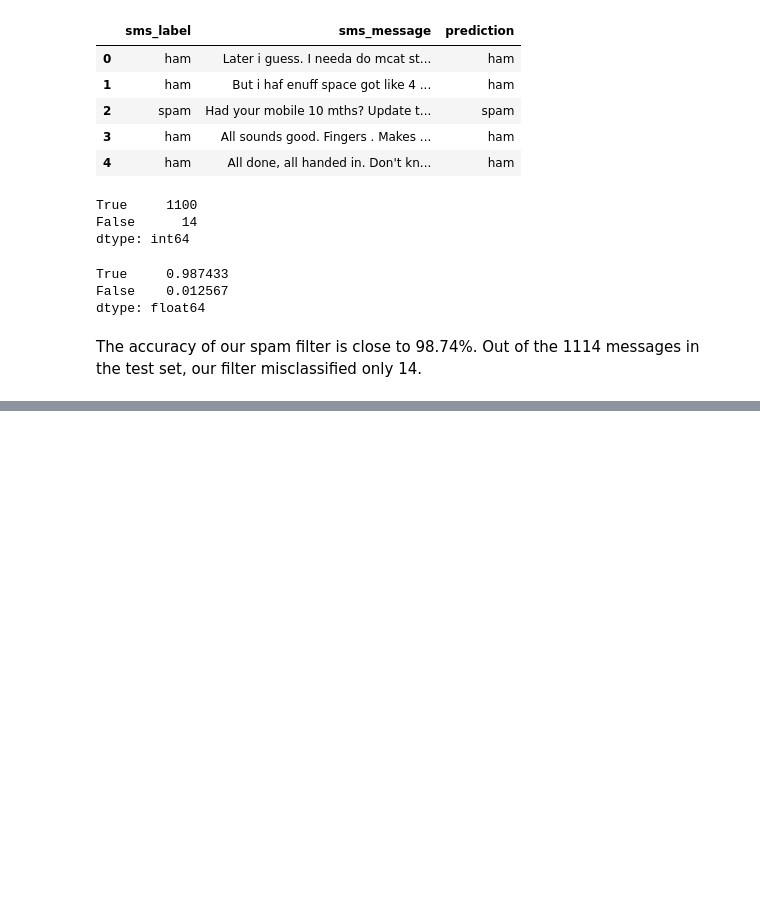
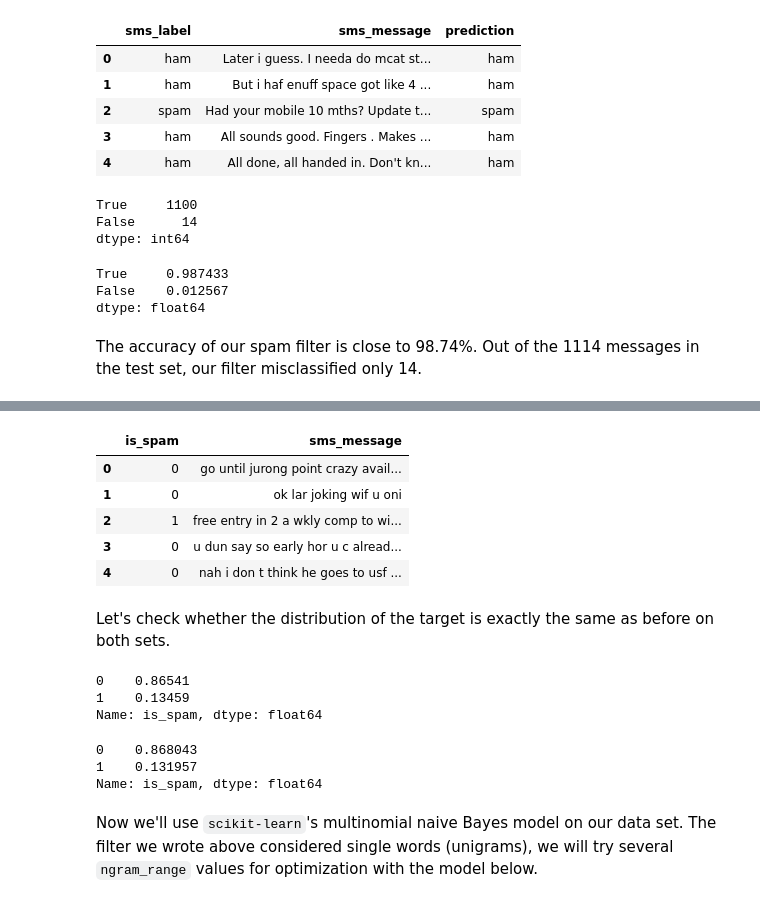
Before and after one commit to seckinadali/Spam-Filter-w-Naive-Bayes, a Jupyter notebook: spam_filter.ipynb, the cells around one changed output, grey strips where cells are left out. Saved outputs shown, nothing was run; the diff lists cells and outputs as text; code cells hidden in the pictures; blank space fills up the shorter version.

Commit message:
Add sklearn's MultinomialNB

```diff
--- a/spam_filter.ipynb
+++ b/spam_filter.ipynb
@@ -264,0 +277,16 @@ The accuracy of our spam filter is close to 98.74%. Out of the 1114 messages in
+# %%
+# Apply same formatting as before to the whole data set
+sms['sms_message'] = sms['sms_message'].replace('/W').str.replace('\W', ' ', regex=True).str.lower()
+
+# Encode target feature
+sms['sms_label'].replace({'spam':1, 'ham':0}, inplace=True)
+sms.rename(columns={'sms_label':'is_spam'}, inplace=True)
+
+sms.head()
+# %% [output]
+|  | is_spam | sms_message |
+| 0 | 0 | go until jurong point crazy avail... |
+| 1 | 0 | ok lar joking wif u oni |
+| 2 | 1 | free entry in 2 a wkly comp to wi... |
+| 3 | 0 | u dun say so early hor u c alread... |
+| 4 | 0 | nah i don t think he goes to usf ... |
@@ -264,0 +300,16 @@ The accuracy of our spam filter is close to 98.74%. Out of the 1114 messages in
+# %% [markdown]
+Let's check whether the distribution of the target is exactly the same as before on both sets.
+# %%
+training['is_spam'].value_counts(normalize=True)
+# %% [output]
+0    0.86541
+1    0.13459
+Name: is_spam, dtype: float64
+# %%
+test['is_spam'].value_counts(normalize=True)
+# %% [output]
+0    0.868043
+1    0.131957
+Name: is_spam, dtype: float64
+# %% [markdown]
+Now we'll use `scikit-learn`'s multinomial naive Bayes model on our data set. The filter we wrote above considered single words (unigrams), we will try several `ngram_range` values for optimization with the model below.
```
Also changed, not shown: parts of 8 cells of this notebook.
